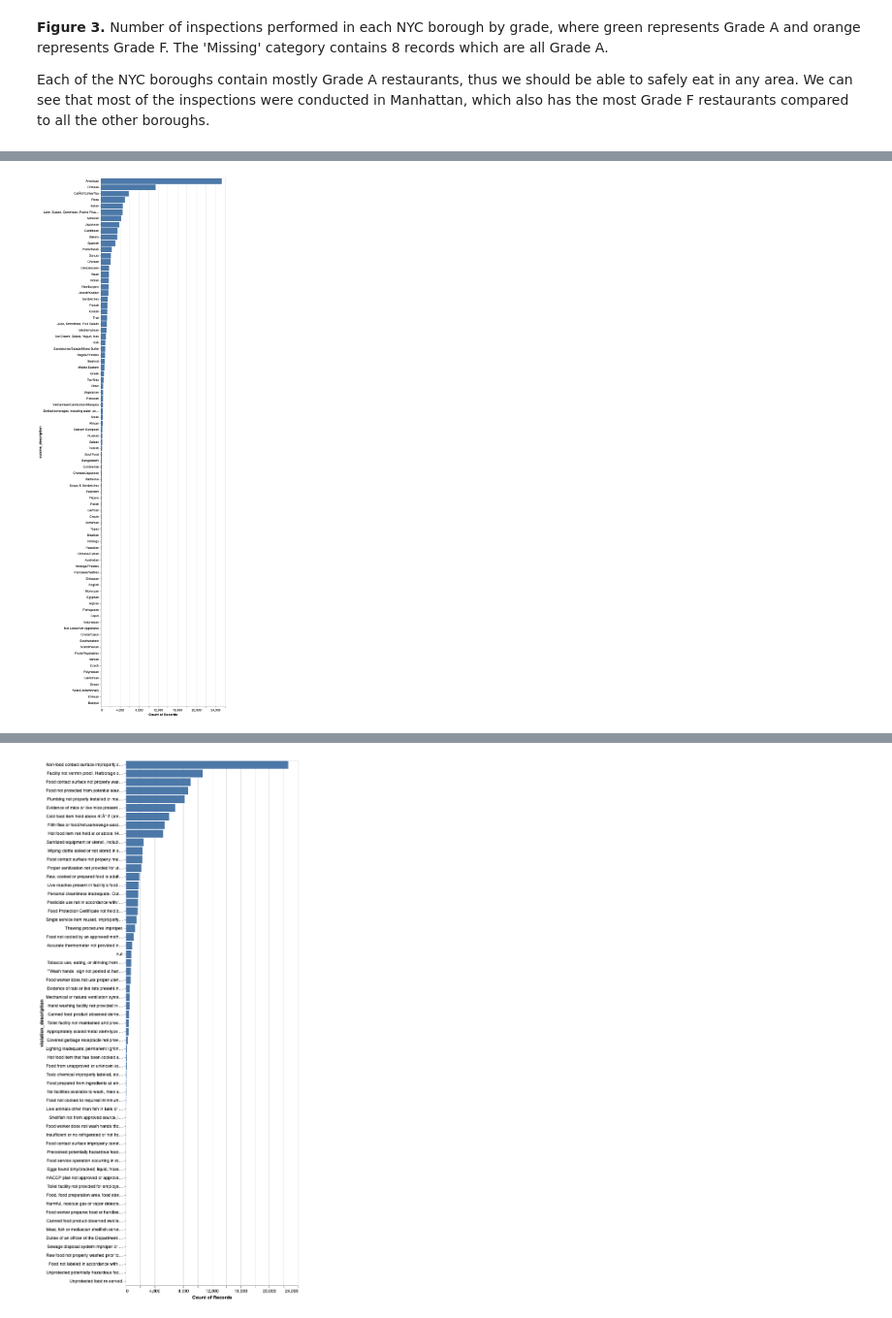
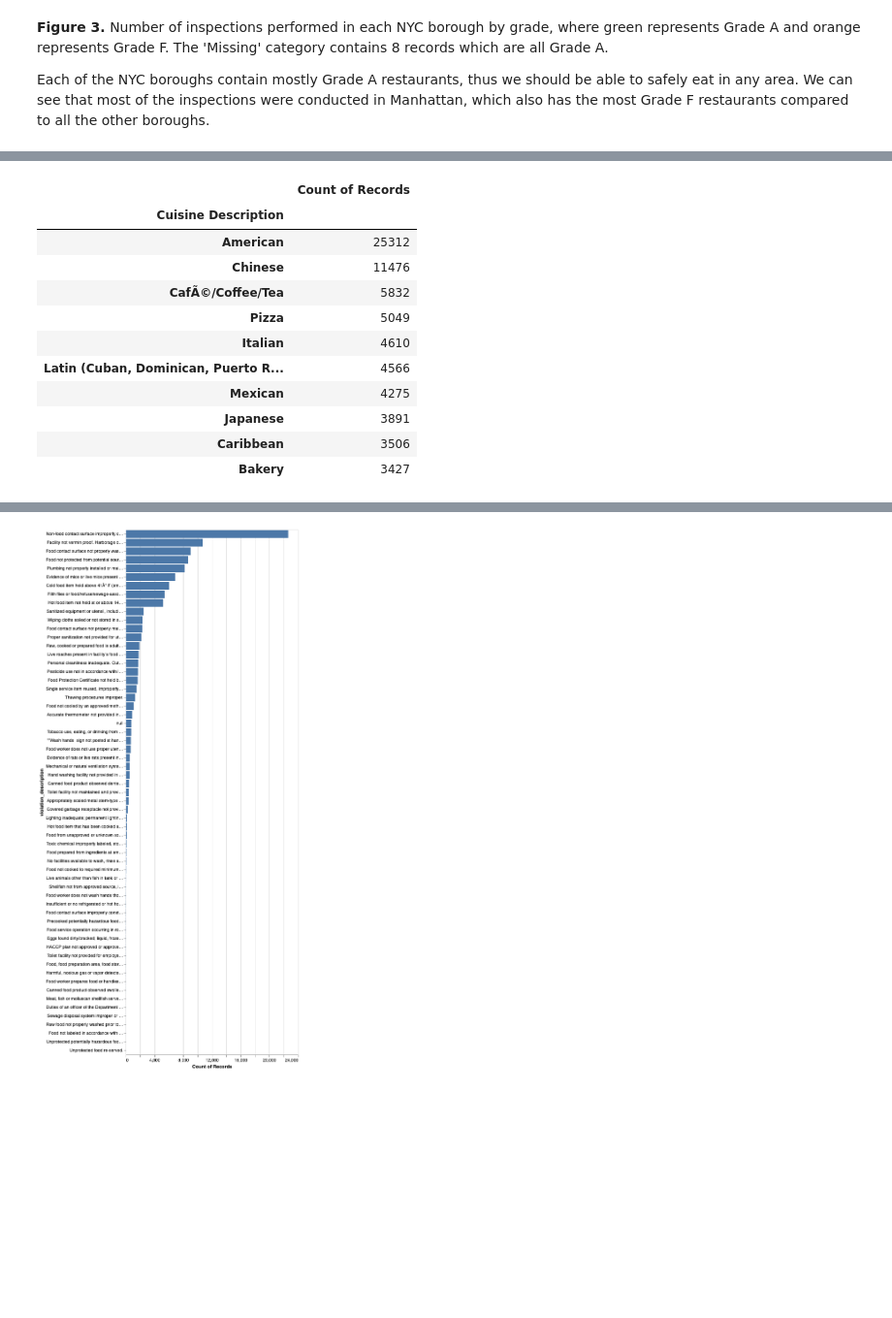
Before and after one commit to UBC-MDS/newyork_restaurant_grading, a Jupyter notebook: src/nyc_rest_eda.ipynb, the cells around one changed output, grey strips where cells are left out. Shown at 97% size. Cells and saved outputs as stored; diff of their text form; code cells hidden in the pictures; blank space fills up the shorter version.

```diff
--- a/src/nyc_rest_eda.ipynb
+++ b/src/nyc_rest_eda.ipynb
@@ -210,11 +174,19 @@ Name: cuisine_description, dtype: int64
-# %%
-# There are a lot of different cuisines!
-alt.Chart(
-    train_df,
-).mark_bar().encode(
-    alt.X('count()'),
-    alt.Y('cuisine_description', sort='-x')
-)
-# %% [output]
-[figure]
+# %%
+cuisine_df = pd.DataFrame(train_df['cuisine_description'].value_counts()[:10])
+cuisine_df.index.name = 'Cuisine Description'
+cuisine_df.columns = ['Count of Records']
+cuisine_df
+# %% [output]
+|  | Count of Records |
+| Cuisine Description |  |
+| American | 25312 |
+| Chinese | 11476 |
+| CafÃ©/Coffee/Tea | 5832 |
+| Pizza | 5049 |
+| Italian | 4610 |
+| Latin (Cuban, Dominican, Puerto R... | 4566 |
+| Mexican | 4275 |
+| Japanese | 3891 |
+| Caribbean | 3506 |
+| Bakery | 3427 |
 # %% [markdown]
```
Also changed, not shown: parts of 11 cells of this notebook, 2 other files.
